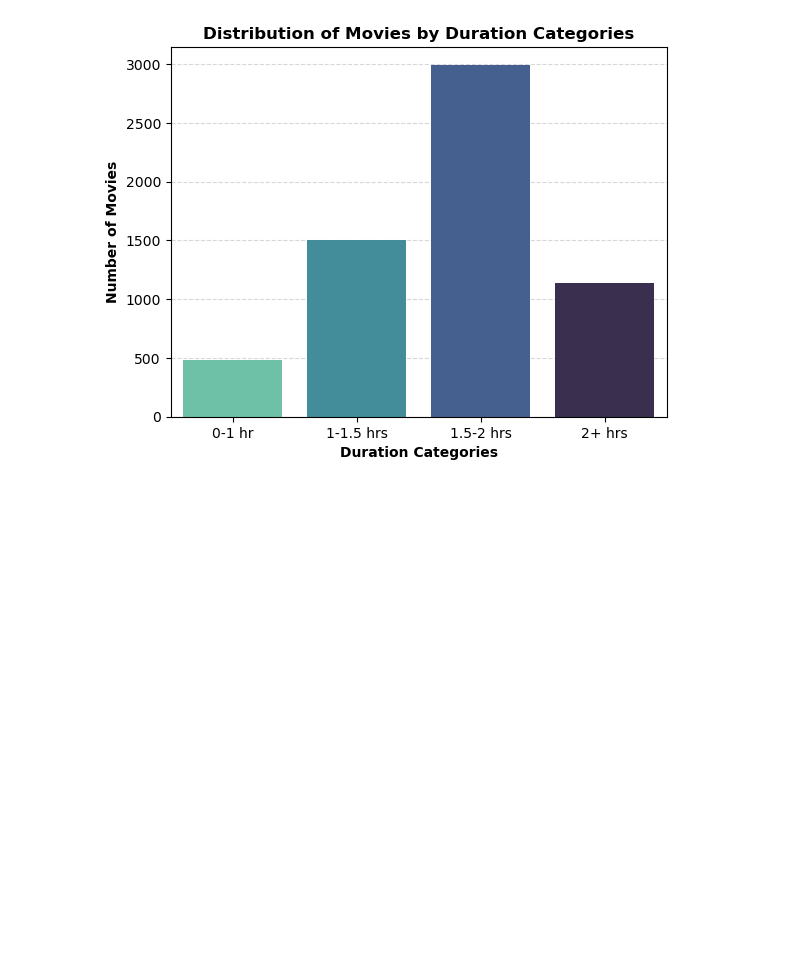
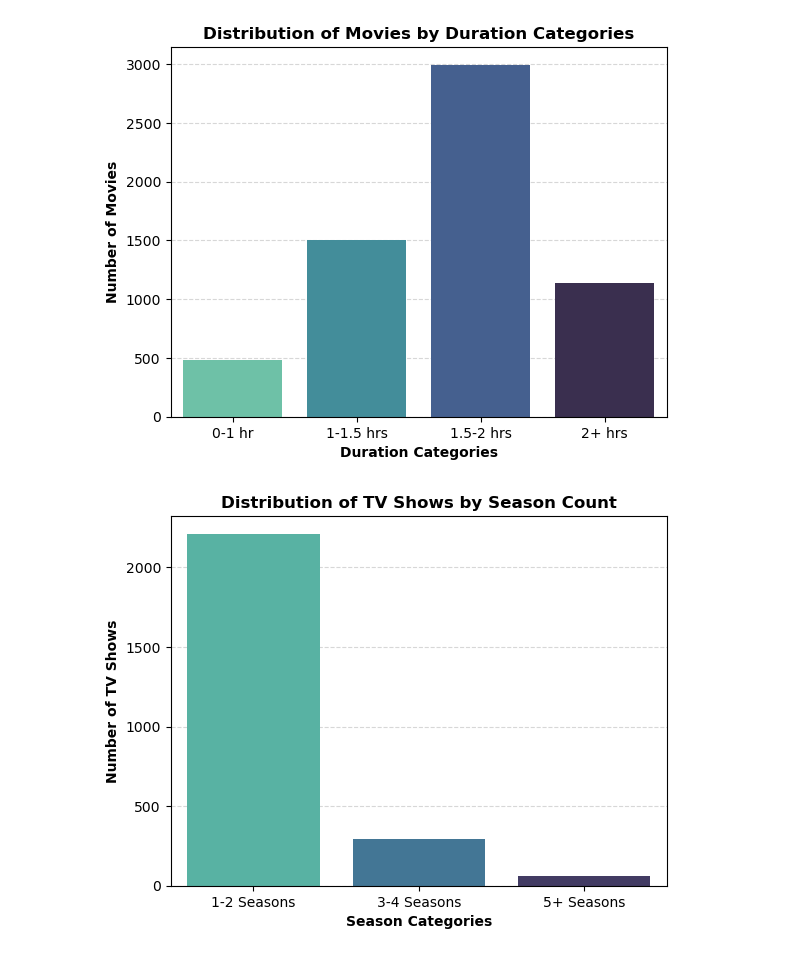
Before and after one commit to berkaygirgin/netflix-data-analysis, a Jupyter notebook: notebook/netflix_analysis.ipynb, the cells around one changed output. Saved outputs shown, nothing was run; the diff lists cells and outputs as text; code cells hidden in the pictures; blank space fills up the shorter version.

```diff
--- a/notebook/netflix_analysis.ipynb
+++ b/notebook/netflix_analysis.ipynb
@@ -267,6 +270,28 @@ plt.grid(axis="y", linestyle="--", alpha=0.5, zorder=1)
 plt.show()
 # %% [output]
 [figure]
+# %%
+tv_show_duration = df_durations[df_durations["type"] == "TV Show"]["duration"].reset_index()
+tv_show_duration["duration"] = tv_show_duration["duration"].str.replace(r" Seasons?", "", regex=True).astype("int")
+
+max_two_seasons = 2
+three_to_four_seasons = 4
+five_or_more_seasons = 5
+
+labels = ["1-2 Seasons", "3-4 Seasons", "5+ Seasons"]
+bins = [0, max_two_seasons, three_to_four_seasons, five_or_more_seasons]
+
+tv_show_duration["category"] = pd.cut(tv_show_duration["duration"], labels=labels, bins=bins, right=True)
+tv_show_duration_categories = tv_show_duration["category"].value_counts().reset_index()
+# %%
+sns.barplot(data=tv_show_duration_categories, x="category", y="count", hue="category", palette="mako_r", zorder=2)
+plt.title("Distribution of TV Shows by Season Count", fontsize=12, fontweight="bold")
+plt.xlabel("Season Categories", fontsize=10, fontweight="bold")
+plt.ylabel("Number of TV Shows", fontsize=10, fontweight="bold")
+plt.grid(axis="y", linestyle="--", alpha=0.5, zorder=1)
+plt.show()
+# %% [output]
+[figure, added]
 # %%
 df_durations_expanded = df.copy()
 df_durations_expanded["listed_in"] = df_durations_expanded["listed_in"].str.split(", ")
```
Also changed, not shown: parts of 6 cells of this notebook.
